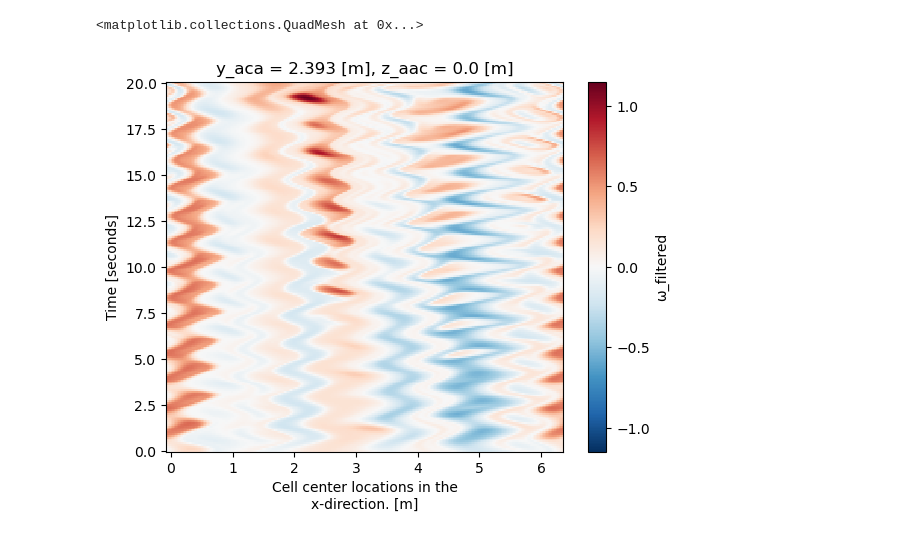
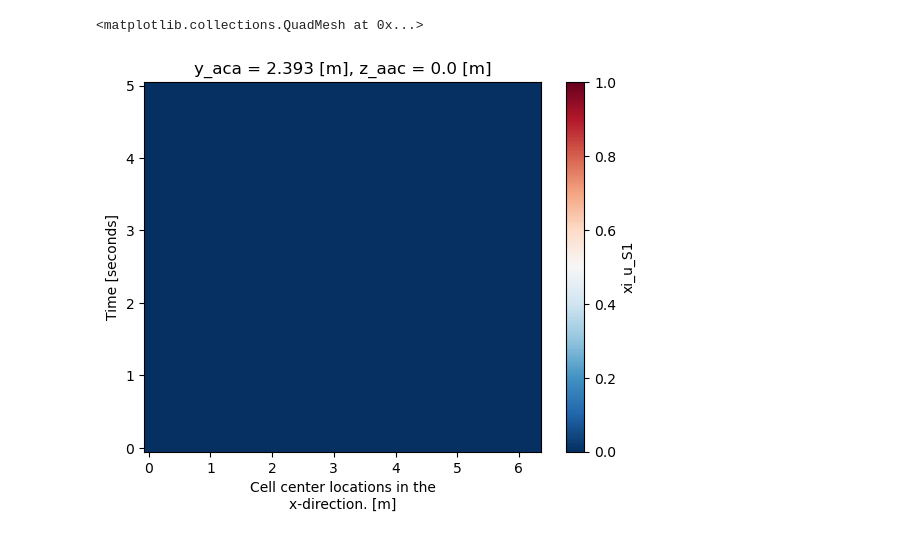
Before and after one commit to loisbaker/OceananigansLagrangianFilter.jl, a Jupyter notebook: testing/turbulent_SW/python_check_pycall.ipynb, the cells around one changed output. Drawn from its saved outputs; the diff is of its cells as text; code cells hidden in the pictures.

```diff
--- a/testing/turbulent_SW/python_check_pycall.ipynb
+++ b/testing/turbulent_SW/python_check_pycall.ipynb
@@ -14,5 +14,9 @@ ds.ω_filtered_regrid[:,0,:,150].plot()
 # %%
-ds.ω_filtered[:,0,100,:].plot()
+ds = xr.open_dataset("SW_vort_with_tracer_filter_input.nc", decode_times=False)
-# %% [output]
-<matplotlib.collections.QuadMesh at 0x...>
-[figure, removed]
+# %%
+ds_fwd = xr.open_dataset("forward_output_debug.nc", decode_times=False)
+# %%
+ds_fwd.xi_u_S1[:,0,100,:].plot(vmin = 0, vmax = 1, cmap='RdBu_r')
+# %% [output]
+<matplotlib.collections.QuadMesh at 0x...>
+[figure, added]
```
Also changed, not shown: parts of 4 cells of this notebook, 18 other files.
